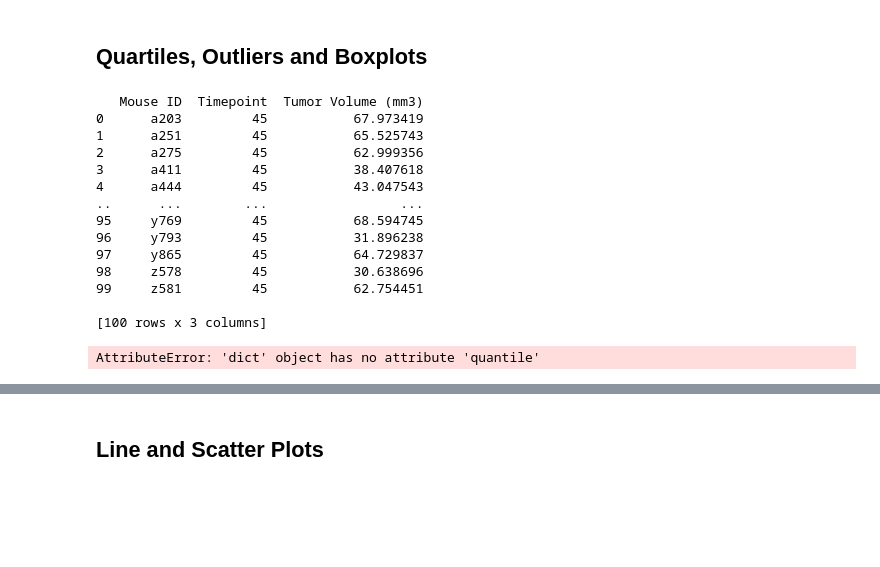
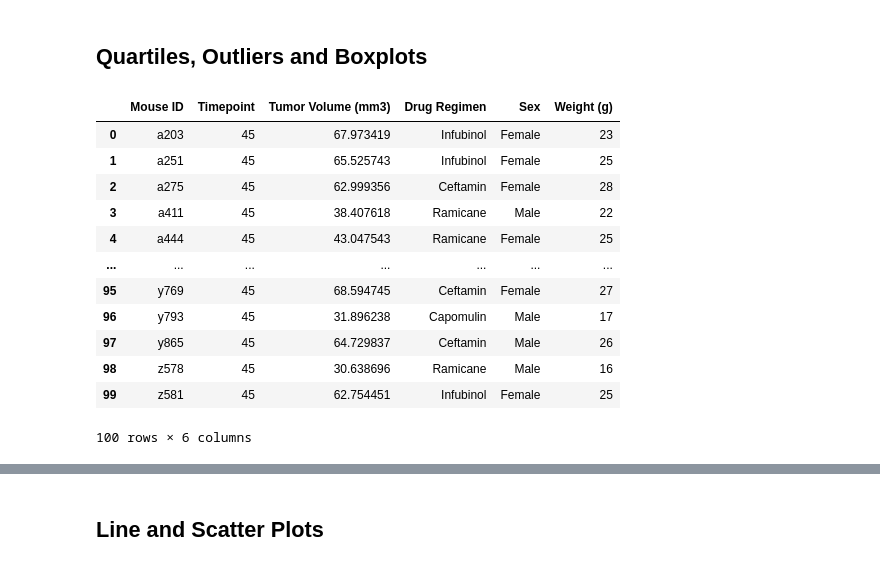
Before and after one commit to d-jimenez/Matplotlib-Challenge, a Jupyter notebook: Pymaceuticals/main.ipynb, the cells around one changed output, grey strips where cells are left out. Saved outputs shown, nothing was run; the diff lists cells and outputs as text; code cells hidden in the pictures; blank space fills up the shorter version.

```diff
--- a/Pymaceuticals/main.ipynb
+++ b/Pymaceuticals/main.ipynb
@@ -230,60 +230,35 @@ Text(0.5, 1.0, 'Mice Gender Distribution')
 # %%
 # Calculate the final tumor volume of each mouse across four of the treatment regimens:
 # Capomulin, Ramicane, Infubinol, and Ceftamin
 drug_regimen_list=['Capomulin', 'Ceftamin', 'Infubinol', 'Ramicane']
 drug_filter=unique_mice_study_df.loc[:,'Drug Regimen'].isin(drug_regimen_list)
 drug_filter
 
 drug_study_df=unique_mice_study_df.loc[drug_filter,:]
 drug_study_df
 
 # Start by getting the last (greatest) timepoint for each mouse
 end_timepoint=drug_study_df.groupby("Mouse ID")['Timepoint'].max()
 # end_timepoint
 
 # Merge this group df with the original dataframe to get the tumor volume at the last timepoint
 drug_study_end_time_df=pd.merge(end_timepoint,drug_study_df,on=('Mouse ID','Timepoint'))
 # drug_study_end_time_df
 
-end_tumor_vol=drug_study_end_time_df[['Mouse ID','Timepoint','Tumor Volume (mm3)']]
-print(end_tumor_vol.head(250))
+end_tumor_vol_df=drug_study_end_time_df[['Mouse ID','Timepoint','Tumor Volume (mm3)','Drug Regimen','Sex','Weight (g)']]
+end_tumor_vol_df.head(250)
+# print(end_tumor_vol.head(250))
 # %% [output]
+|  | Mouse ID | Timepoint | Tumor Volume (mm3) | Drug Regimen | Sex | Weight (g) |
+| 0 | a203 | 45 | 67.973419 | Infubinol | Female | 23 |
+| 1 | a251 | 45 | 65.525743 | Infubinol | Female | 25 |
+| 2 | a275 | 45 | 62.999356 | Ceftamin | Female | 28 |
+| 3 | a411 | 45 | 38.407618 | Ramicane | Male | 22 |
+| 4 | a444 | 45 | 43.047543 | Ramicane | Female | 25 |
+| ... | ... | ... | ... | ... | ... | ... |
+| 95 | y769 | 45 | 68.594745 | Ceftamin | Female | 27 |
+| 96 | y793 | 45 | 31.896238 | Capomulin | Male | 17 |
+| 97 | y865 | 45 | 64.729837 | Ceftamin | Male | 26 |
+| 98 | z578 | 45 | 30.638696 | Ramicane | Male | 16 |
+| 99 | z581 | 45 | 62.754451 | Infubinol | Female | 25 |
-   Mouse ID  Timepoint  Tumor Volume (mm3)
-0      a203         45           67.973419
-1      a251         45           65.525743
-2      a275         45           62.999356
-3      a411         45           38.407618
-4      a444         45           43.047543
-..      ...        ...                 ...
-95     y769         45           68.594745
-96     y793         45           31.896238
-97     y865         45           64.729837
-98     z578         45           30.638696
-99     z581         45           62.754451
-
-[100 rows x 3 columns]
+100 rows × 6 columns
-# %%
-# Put treatments into a list for for loop (and later for plot labels)
-# drug_regimen_full_list=['Capomulin', 'Ceftamin', 'Infubinol', 'Ketapril', 'Naftisol', 'Placebo', 'Propriva', 'Ramicane', 'Stelasyn', 'Zoniferol']
-
-drug_regimen_list=['Capomulin', 'Ceftamin', 'Infubinol', 'Ramicane']
-
-# Create empty list to fill with tumor vol data (for plotting)
-
-tumor_vol_data={drug:list(unique_mice_study_df.loc[unique_mice_study_df['Drug Regimen']==drug,'Tumor Volume (mm3)']) for drug in drug_regimen_list}
-
-tumor_vol_data
-
-# Calculate the IQR and quantitatively determine if there are any potential outliers.
-
-for key in tumor_vol_data:
-    quartile_25.append=tumor_vol_data.quantile([.25,.5,.75])
-
-# Locate the rows which contain mice on each drug and get the tumor volumes
-
-# add subset
-
-
-# Determine outliers using upper and lower bounds
-# %% [output]
-AttributeError: 'dict' object has no attribute 'quantile'
```
Also changed, not shown: parts of 4 cells of this notebook.
